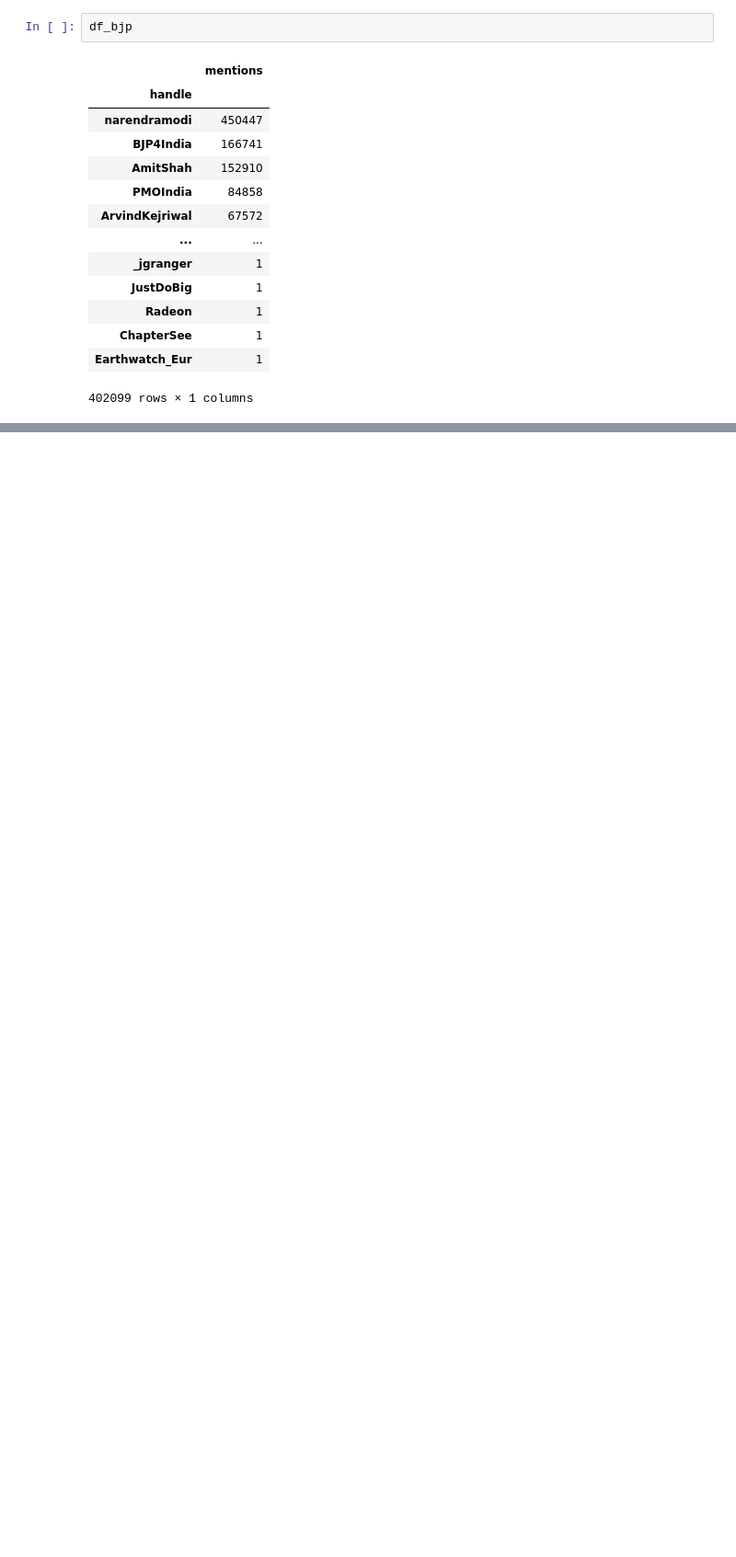
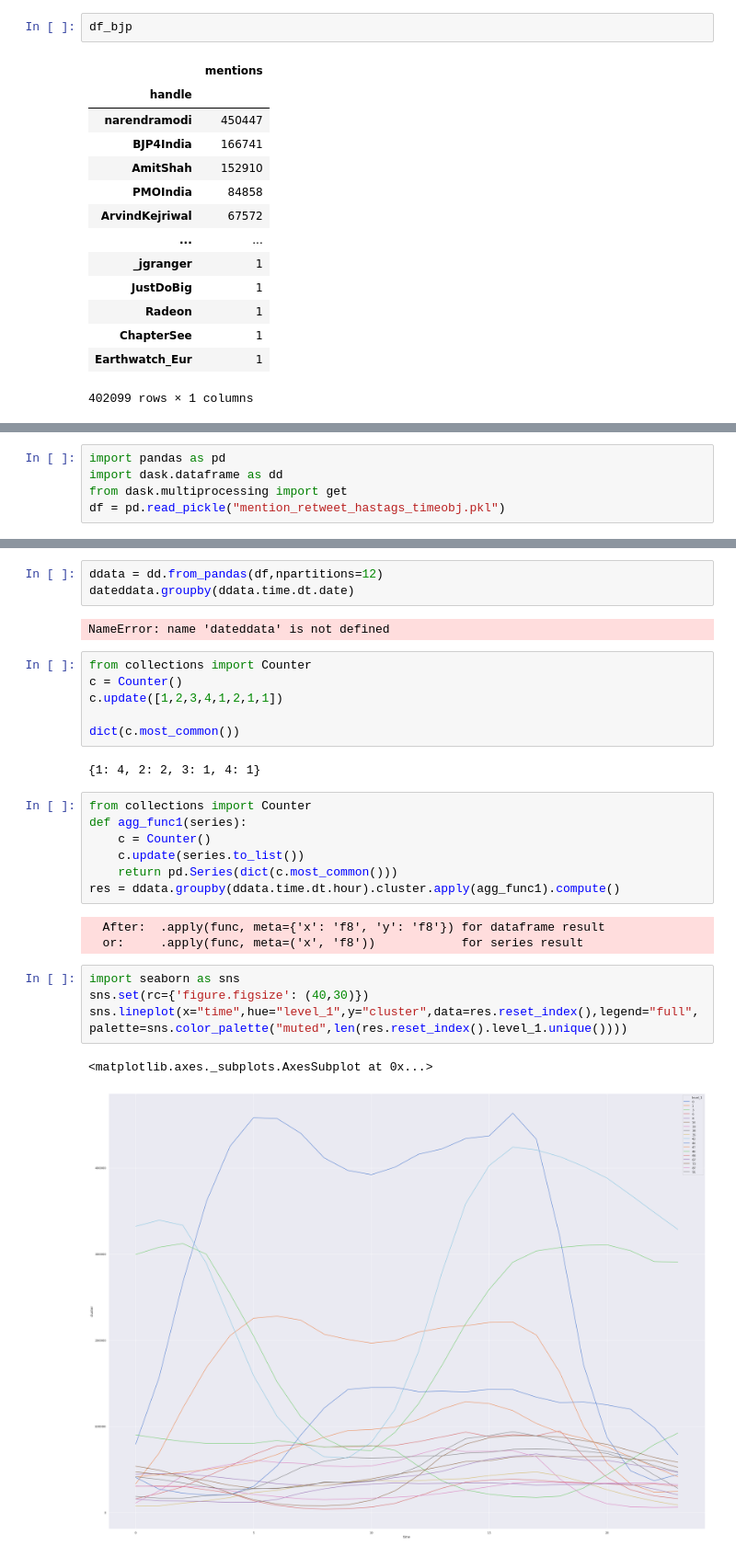
Before and after one commit to bagdeabhishek/notebooks, a Jupyter notebook: twitter.ipynb, the cells around one changed output, grey strips where cells are left out. Shown: that part at 92% size. Cells and saved outputs as stored; diff of their text form; blank space fills up the shorter version.

```diff
--- a/twitter.ipynb
+++ b/twitter.ipynb
@@ -337,0 +398,5 @@ df_bjp
+# %%
+import pandas as pd
+import dask.dataframe as dd
+from dask.multiprocessing import get
+df = pd.read_pickle("mention_retweet_hastags_timeobj.pkl")
@@ -337,0 +418,30 @@ df_bjp
+# %%
+ddata = dd.from_pandas(df,npartitions=12)
+dateddata.groupby(ddata.time.dt.date)
+# %% [output]
+NameError: name 'dateddata' is not defined
+# %%
+from collections import Counter
+c = Counter()
+c.update([1,2,3,4,1,2,1,1])
+
+dict(c.most_common())
+# %% [output]
+{1: 4, 2: 2, 3: 1, 4: 1}
+# %%
+from collections import Counter
+def agg_func1(series):
+    c = Counter()
+    c.update(series.to_list())
+    return pd.Series(dict(c.most_common()))
+res = ddata.groupby(ddata.time.dt.hour).cluster.apply(agg_func1).compute()
+# %% [output]
+  After:  .apply(func, meta={'x': 'f8', 'y': 'f8'}) for dataframe result
+  or:     .apply(func, meta=('x', 'f8'))            for series result
+# %%
+import seaborn as sns
+sns.set(rc={'figure.figsize': (40,30)})
+sns.lineplot(x="time",hue="level_1",y="cluster",data=res.reset_index(),legend="full",palette=sns.color_palette("muted",len(res.reset_index().level_1.unique())))
+# %% [output]
+<matplotlib.axes._subplots.AxesSubplot at 0x...>
+[figure, added]
```
Also changed, not shown: parts of 24 cells of this notebook, 3 other files.
